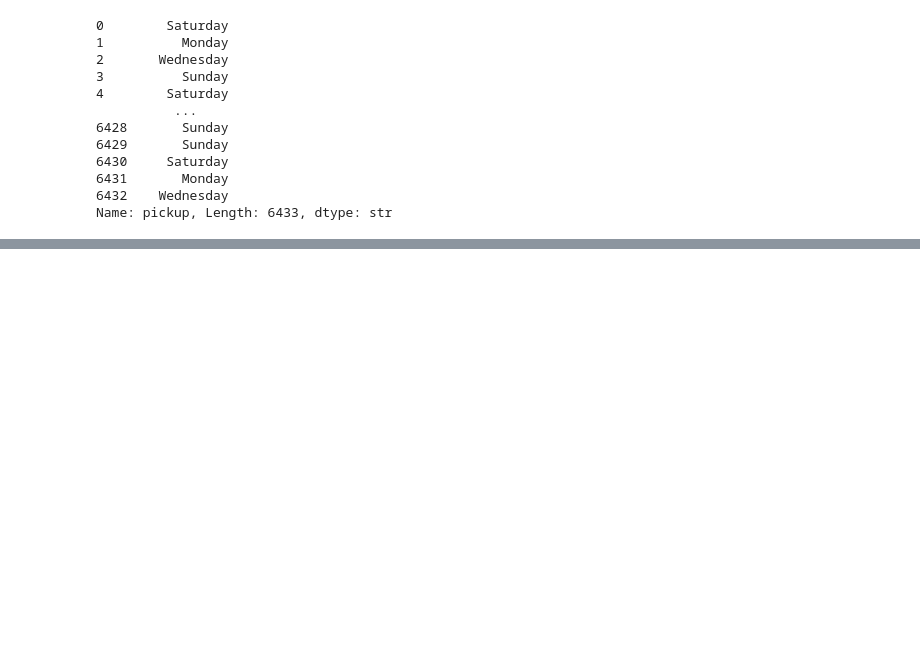
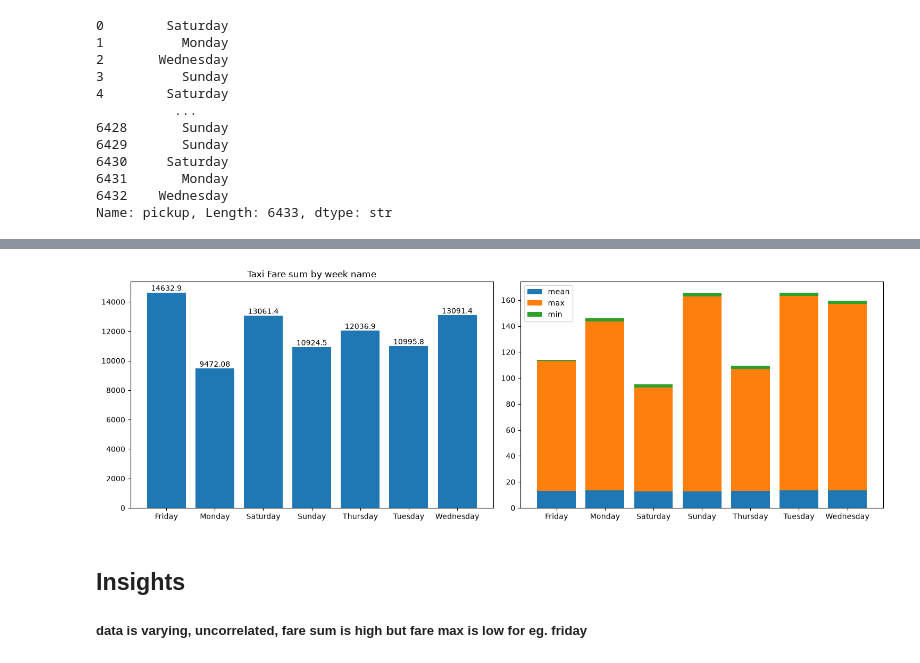
Before and after one commit to MagarVivek009/Exploratory-Data-Analysis-EDA-, a Jupyter notebook: taxis.ipynb, the cells around one changed output, grey strips where cells are left out. Drawn from its saved outputs; the diff is of its cells as text; code cells hidden in the pictures; blank space fills up the shorter version.

```diff
--- a/taxis.ipynb
+++ b/taxis.ipynb
@@ -340,0 +360,18 @@ ax.bar(grouped_dayname.index,grouped_dayname['sum'])
+# %%
+fig,ax = plt.subplots(1,2, figsize =(15,5))
+barh = ax[0].bar(grouped_dayname.index,grouped_dayname['sum'])
+ax[0].bar_label(barh,label_type="edge")
+ax[0].set_title("Taxi Fare sum by week name")
+bottom = np.zeros(7)
+for key in grouped_dayname.T.index:
+    if key == "sum":
+        continue
+    ax[1].bar(grouped_dayname_T.columns, grouped_dayname_T.loc[key,:].values,label = key, bottom = bottom )
+    bottom = bottom + grouped_dayname_T.loc[key,:].values
+ax[1].legend(loc="upper left")
+plt.tight_layout()
+# %% [output]
+[figure, added]
+# %% [markdown]
+## Insights
+##### data is varying, uncorrelated, fare sum is high but fare max is low for eg. friday
```
Also changed, not shown: parts of 8 cells of this notebook.
